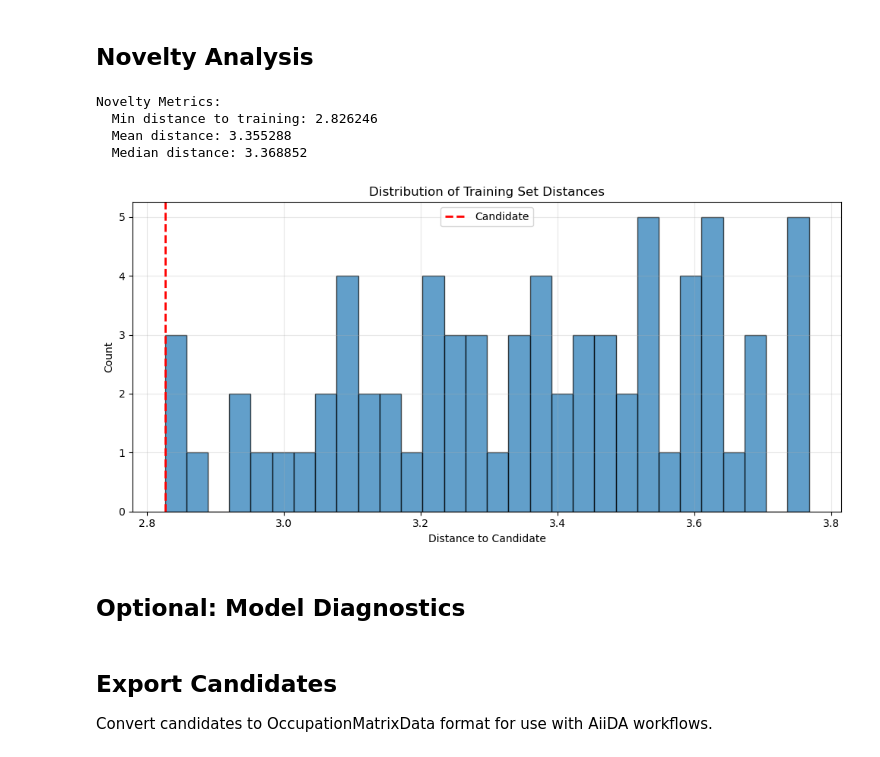
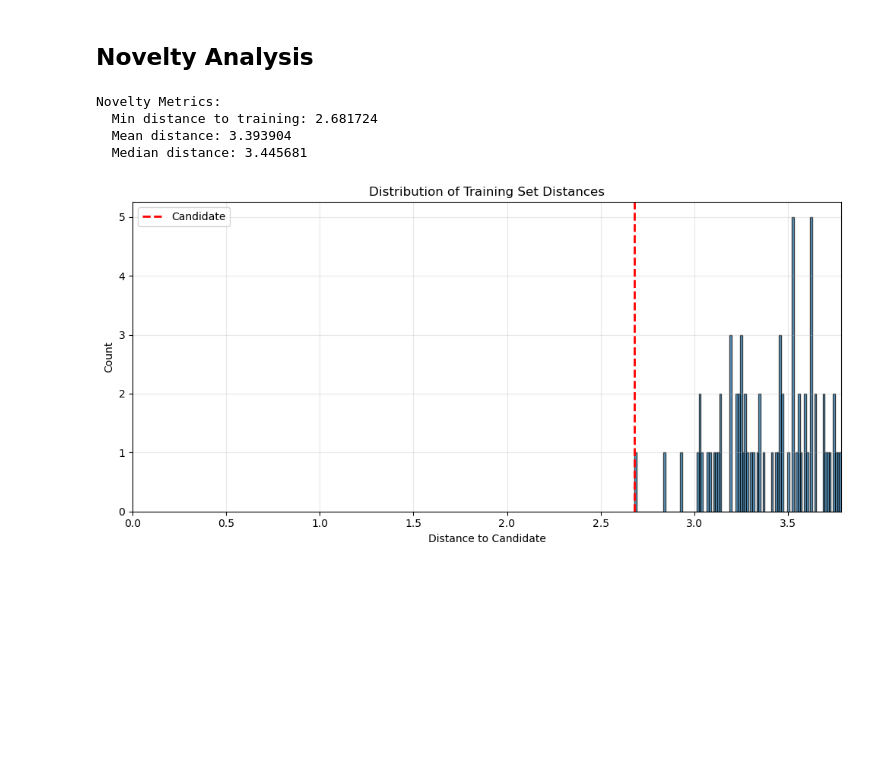
Before and after one commit to alberto-carta/aiida-LordCapulet, a Jupyter notebook: lordcapulet/functions/proposal_modes/Bayesian/bayesian_proposal.ipynb, the cells around one changed output. Saved outputs shown, nothing was run; the diff lists cells and outputs as text; code cells hidden in the pictures; blank space fills up the shorter version.

```diff
--- a/lordcapulet/functions/proposal_modes/Bayesian/bayesian_proposal.ipynb
+++ b/lordcapulet/functions/proposal_modes/Bayesian/bayesian_proposal.ipynb
@@ -26,7 +26,7 @@ CONFIG = {
     # Data
     # "data_file": "FeO_scan_data_extractor_redone.json",
     "data_file": "UO2_scan_data_extractor_so_n_converted.json",
-    "train_ratio": 0.5,  # Fraction of data for training
+    "train_ratio": 0.1,  # Fraction of data for training
 
     # Physics Mean Function
     "mean": {
@@ -501,35 +513,34 @@ Minor Preference Multiplier (down) for 4: 1.0000
 # %%
 # Compute distances to training set
 train_indices = perm[:num_train].cpu().numpy()
 train_databank = databank[train_indices]
 
 distances = train_databank.compute_distances(
     reference=matrices_candidate,
     atom_label=None,
     spins=['up', 'down']
 )
 
 print(f"\nNovelty Metrics:")
 print(f"  Min distance to training: {distances.min():.6f}")
 print(f"  Mean distance: {distances.mean():.6f}")
 print(f"  Median distance: {np.median(distances):.6f}")
 
 # Visualize
 plt.figure(figsize=(10, 5))
-plt.hist(distances, bins=30, alpha=0.7, edgecolor='black')
+plt.hist(distances, bins=100, alpha=0.7, edgecolor='black')
 plt.axvline(distances.min(), color='red', linestyle='--', linewidth=2, label='Candidate')
+plt.xlim(0, distances.max())
 plt.xlabel("Distance to Candidate")
 plt.ylabel("Count")
 plt.title("Distribution of Training Set Distances")
 plt.legend()
 plt.grid(True, alpha=0.3)
 plt.tight_layout()
 plt.show()
 # %% [output]
 Novelty Metrics:
-  Min distance to training: 2.826246
-  Mean distance: 3.355288
-  Median distance: 3.368852
+  Min distance to training: 2.681724
+  Mean distance: 3.393904
+  Median distance: 3.445681
-[figure, old version]
+[figure, new version]
-# %% [markdown]
-## Optional: Model Diagnostics
@@ -555,4 +546,0 @@ print_kernel_diagnostics(model)
-# %% [markdown]
-## Export Candidates
-
-Convert candidates to OccupationMatrixData format for use with AiiDA workflows.
```
Also changed, not shown: parts of 11 cells of this notebook, 3 other files.
